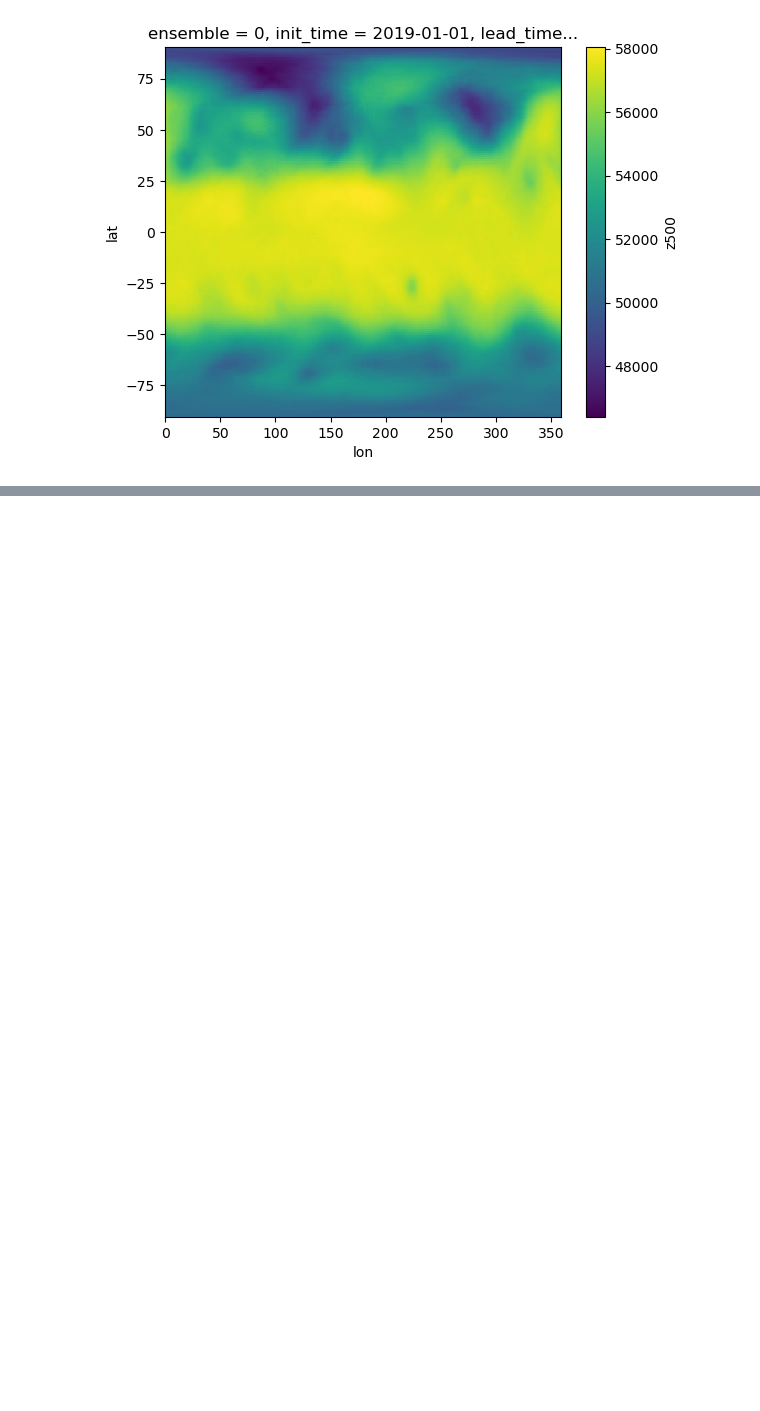
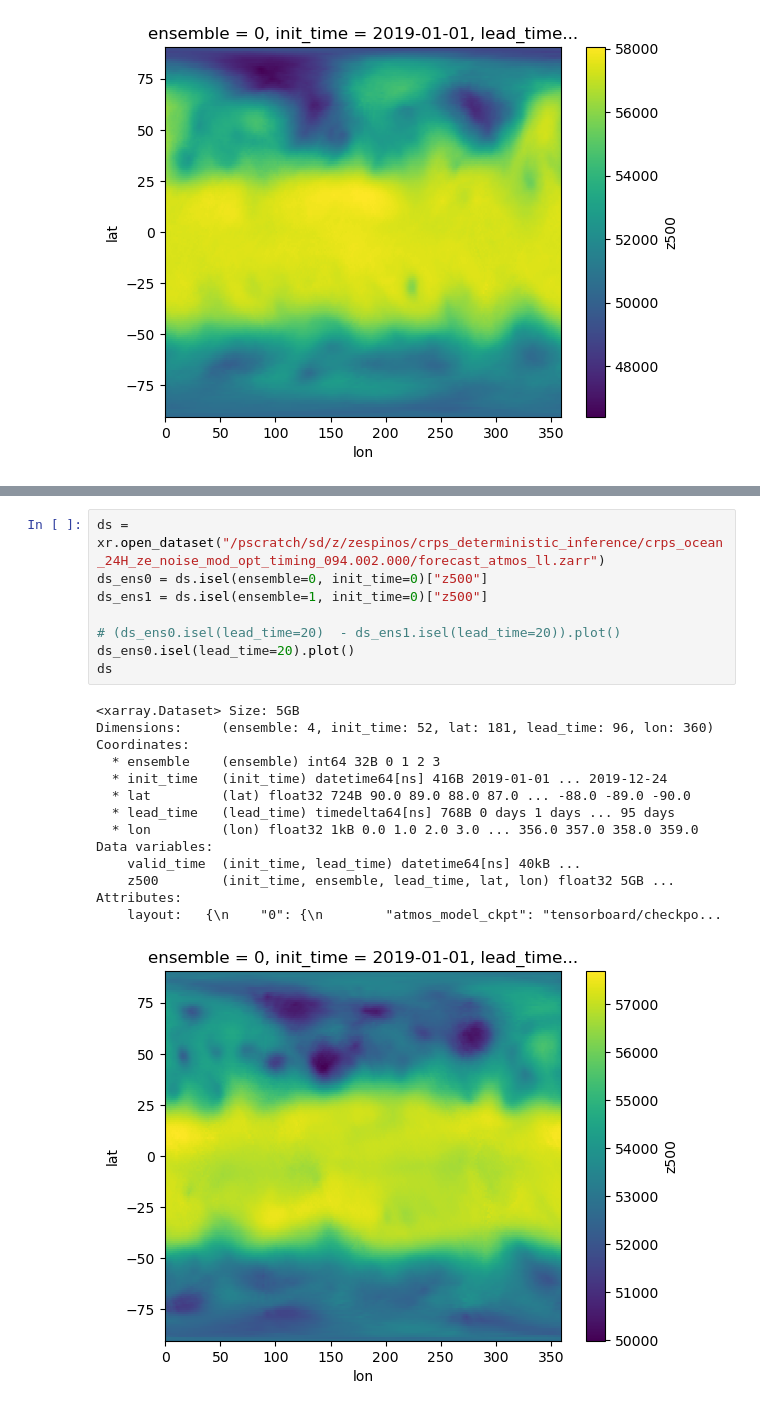
Before and after one commit to AtmosSci-DLESM/DLESyM_Evals, a Jupyter notebook: zac/evaluation/explore.ipynb, the cells around one changed output, grey strips where cells are left out. Cells and saved outputs as stored; diff of their text form; blank space fills up the shorter version.

```diff
--- a/zac/evaluation/explore.ipynb
+++ b/zac/evaluation/explore.ipynb
@@ -314 +318,24 @@ ds_last_time.isel(lead_time=23).plot()
 [figure]
+# %%
+ds = xr.open_dataset("/pscratch/sd/z/zespinos/crps_deterministic_inference/crps_ocean_24H_ze_noise_mod_opt_timing_094.002.000/forecast_atmos_ll.zarr")
+ds_ens0 = ds.isel(ensemble=0, init_time=0)["z500"]
+ds_ens1 = ds.isel(ensemble=1, init_time=0)["z500"]
+
+# (ds_ens0.isel(lead_time=20)  - ds_ens1.isel(lead_time=20)).plot()
+ds_ens0.isel(lead_time=20).plot()
+ds
+# %% [output]
+<xarray.Dataset> Size: 5GB
+Dimensions:     (ensemble: 4, init_time: 52, lat: 181, lead_time: 96, lon: 360)
+Coordinates:
+  * ensemble    (ensemble) int64 32B 0 1 2 3
+  * init_time   (init_time) datetime64[ns] 416B 2019-01-01 ... 2019-12-24
+  * lat         (lat) float32 724B 90.0 89.0 88.0 87.0 ... -88.0 -89.0 -90.0
+  * lead_time   (lead_time) timedelta64[ns] 768B 0 days 1 days ... 95 days
+  * lon         (lon) float32 1kB 0.0 1.0 2.0 3.0 ... 356.0 357.0 358.0 359.0
+Data variables:
+    valid_time  (init_time, lead_time) datetime64[ns] 40kB ...
+    z500        (init_time, ensemble, lead_time, lat, lon) float32 5GB ...
+Attributes:
+    layout:   {\n    "0": {\n        "atmos_model_ckpt": "tensorboard/checkpo...
+[figure, added]
```
Also changed, not shown: parts of 35 cells of this notebook, 9 other files.
